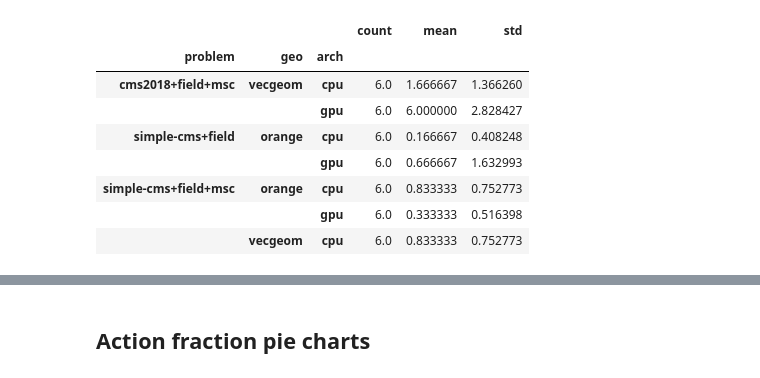
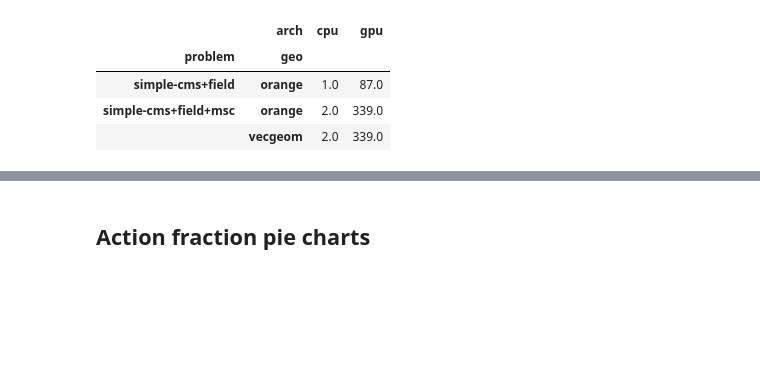
Before and after one commit to celeritas-project/regression, a Jupyter notebook: analysis.ipynb, the cells around one changed output, grey strips where cells are left out. Cells and saved outputs as stored; diff of their text form; code cells hidden in the pictures; blank space fills up the shorter version.

```diff
--- a/analysis.ipynb
+++ b/analysis.ipynb
@@ -80,5 +97,7 @@ summed = analyze.summarize_instances(summit.result[[
     'num_steps',
     'total_time',
     'unconverged',
+    'num_primaries',
+    'num_events',
     'slot_occupancy']])
 #summed.xs('mean', axis=1, level=1).to_csv('summit.csv')
@@ -137,16 +132,12 @@ summed['avg_time_per_primary'].xs('testem3-flat', level='problem')
 # %%
-unconv = summed['unconverged']
-unconv[unconv['mean'] > 0]
+unconv = summed[('unconverged', 'mean')]
+unconv[unconv > 0].unstack('arch')
 # %% [output]
-|  |  |  | count | mean | std |
-| problem | geo | arch |  |  |  |
-| cms2018+field+msc | vecgeom | cpu | 6.0 | 1.666667 | 1.366260 |
-|  |  | gpu | 6.0 | 6.000000 | 2.828427 |
-| simple-cms+field | orange | cpu | 6.0 | 0.166667 | 0.408248 |
-|  |  | gpu | 6.0 | 0.666667 | 1.632993 |
-| simple-cms+field+msc | orange | cpu | 6.0 | 0.833333 | 0.752773 |
-|  |  | gpu | 6.0 | 0.333333 | 0.516398 |
-|  | vecgeom | cpu | 6.0 | 0.833333 | 0.752773 |
+|  | arch | cpu | gpu |
+| problem | geo |  |  |
+| simple-cms+field | orange | 1.0 | 87.0 |
+| simple-cms+field+msc | orange | 2.0 | 339.0 |
+|  | vecgeom | 2.0 | 339.0 |
 # %%
 problems = summit.problems()
 problem_to_abbr = summit.problem_to_abbr(problems)
```
Also changed, not shown: parts of 34 cells of this notebook, 11 other files.
